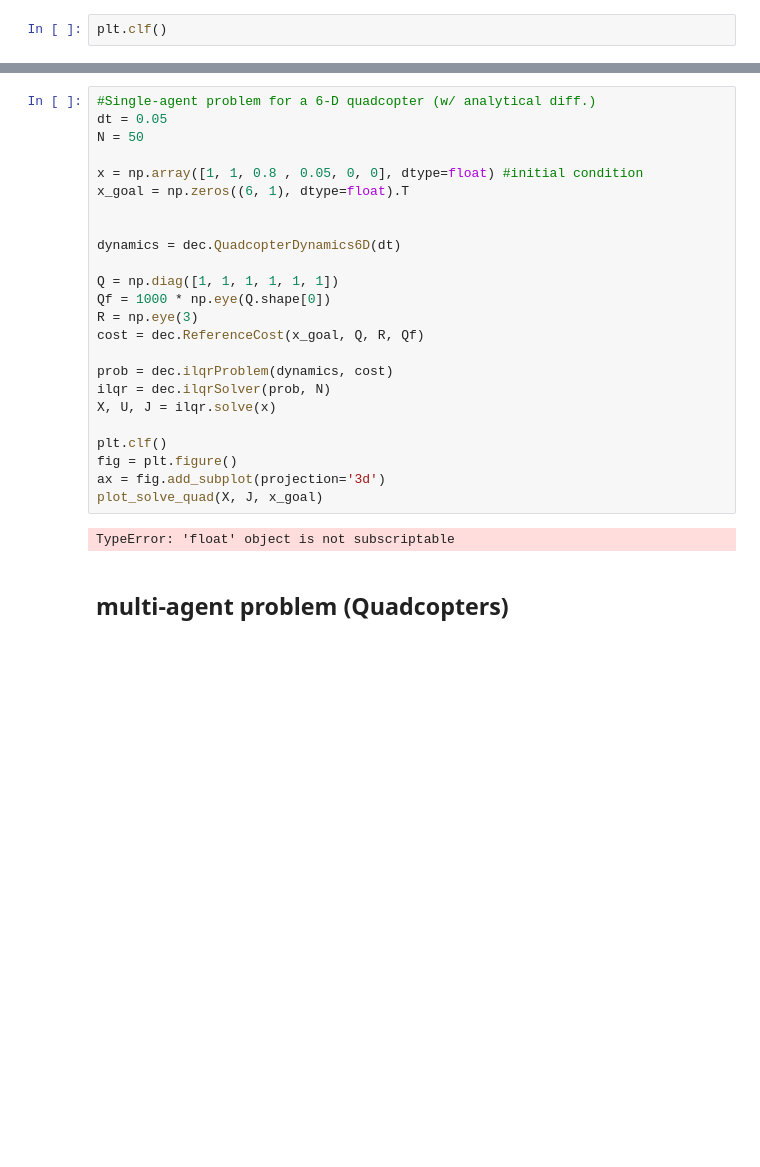
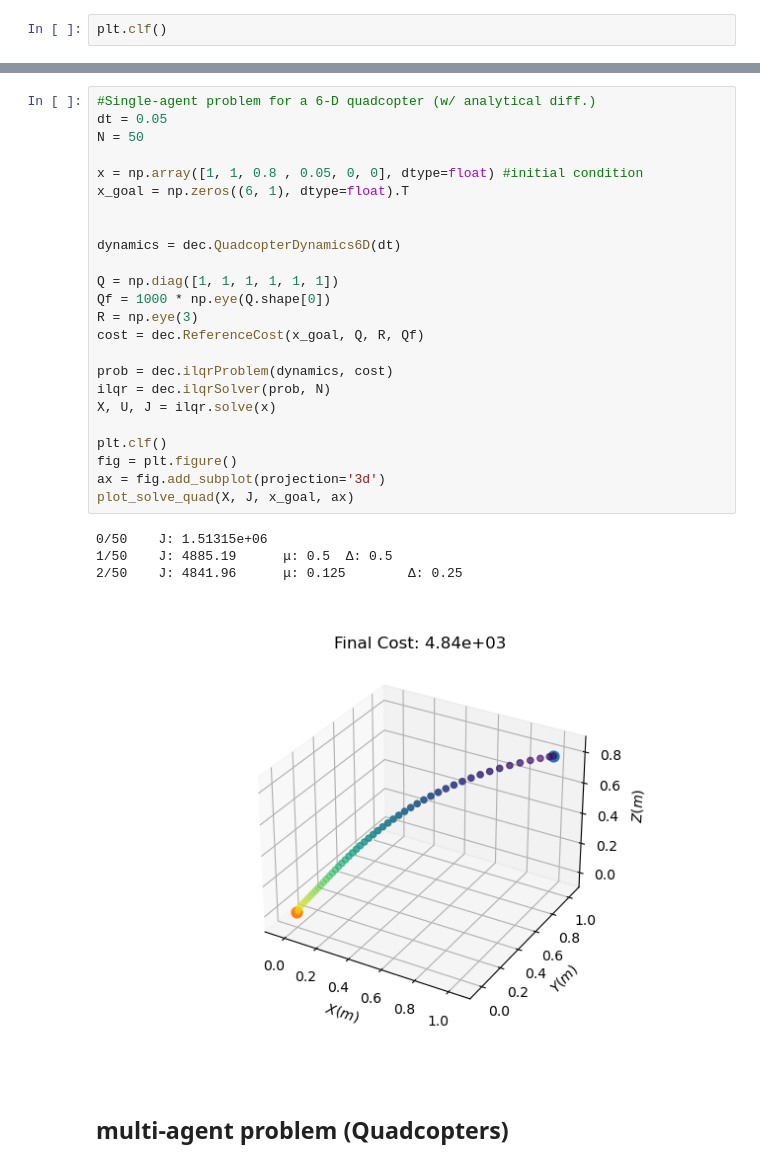
Before and after one commit to labicon/dp-ilqr, a Jupyter notebook: notebooks/main_Randy.ipynb, the cells around one changed output, grey strips where cells are left out. Saved outputs shown, nothing was run; the diff lists cells and outputs as text; blank space fills up the shorter version.

```diff
--- a/notebooks/main_Randy.ipynb
+++ b/notebooks/main_Randy.ipynb
@@ -174,29 +182,32 @@ print(x_goal) #designated goal position
 # %%
 #Single-agent problem for a 6-D quadcopter (w/ analytical diff.)
 dt = 0.05
 N = 50
 
 x = np.array([1, 1, 0.8 , 0.05, 0, 0], dtype=float) #initial condition
 x_goal = np.zeros((6, 1), dtype=float).T
 
 
 dynamics = dec.QuadcopterDynamics6D(dt)
 
 Q = np.diag([1, 1, 1, 1, 1, 1])
 Qf = 1000 * np.eye(Q.shape[0])
 R = np.eye(3)
 cost = dec.ReferenceCost(x_goal, Q, R, Qf)
 
 prob = dec.ilqrProblem(dynamics, cost)
 ilqr = dec.ilqrSolver(prob, N)
 X, U, J = ilqr.solve(x)
 
 plt.clf()
 fig = plt.figure()
 ax = fig.add_subplot(projection='3d')
-plot_solve_quad(X, J, x_goal)
+plot_solve_quad(X, J, x_goal, ax)
 # %% [output]
-TypeError: 'float' object is not subscriptable
+0/50    J: 1.51315e+06
+1/50    J: 4885.19      μ: 0.5  Δ: 0.5
+2/50    J: 4841.96      μ: 0.125        Δ: 0.25
+[figure, added]
 # %% [markdown]
 ## multi-agent problem (Quadcopters)
 # %% [markdown]
```
Also changed, not shown: parts of 7 cells of this notebook.
